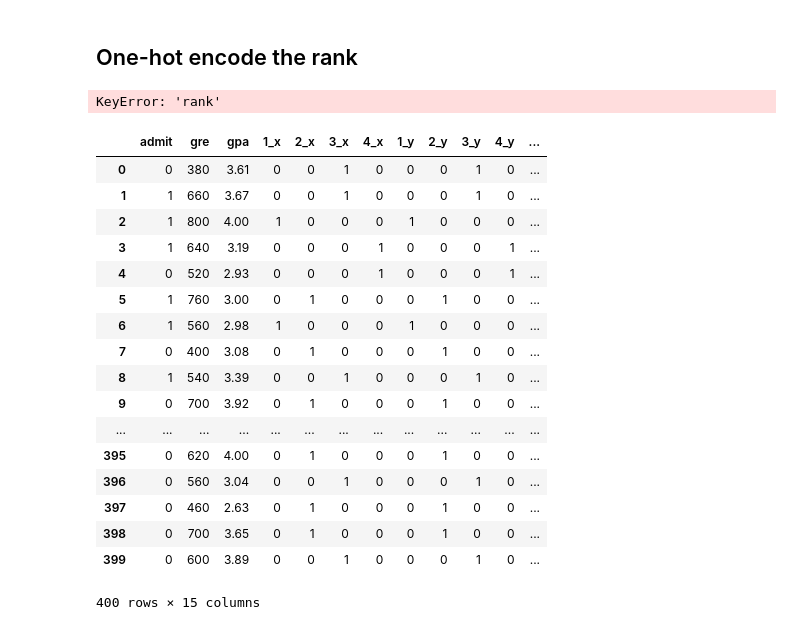
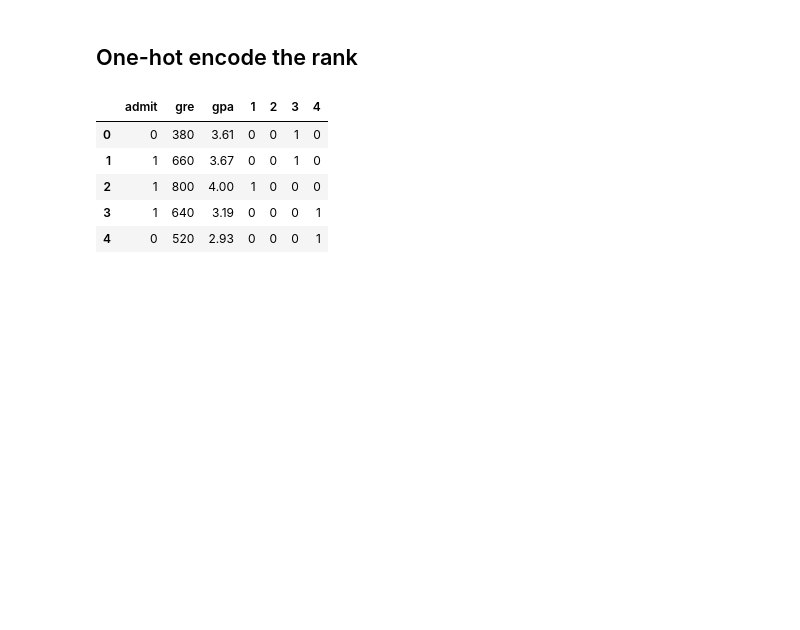
Before and after one commit to vipul02/DeepLearning, a Jupyter notebook: 2. Neural Networks/2. Gradient Descent/Student Admissions at UCLA.ipynb, the cells around one changed output. Drawn from its saved outputs; the diff is of its cells as text; code cells hidden in the pictures; blank space fills up the shorter version.

Commit message:
One-Hot-Encoder from scratch for all kinds of dataset

```diff
--- a/2. Neural Networks/2. Gradient Descent/Student Admissions at UCLA.ipynb
+++ b/2. Neural Networks/2. Gradient Descent/Student Admissions at UCLA.ipynb
@@ -62,40 +62,27 @@ for x in data_rank:
 This looks more promising, as it seems that the lower the rank, the higher the acceptance rate. Let's use the rank as one of our inputs. In order to do this, we should one-hot encode it.
 # %% [markdown]
 ## One-hot encode the rank
-# %%
-one_hot_vector = []
-for x in data['rank']:
-    if x == 1:
-        one_hot_vector.append([1, 0, 0, 0])
-    elif x == 2:
-        one_hot_vector.append([0, 1, 0, 0])
-    elif x == 3:
-        one_hot_vector.append([0, 0, 1, 0])
-    elif x == 4:
-        one_hot_vector.append([0, 0, 0, 1])
-one_hot_data = pd.DataFrame(data=np.array(one_hot_vector), columns=['1', '2', '3', '4'])
-data = pd.merge(data, one_hot_data, left_index=True, right_index=True)
-data.drop(['rank'], axis=1, inplace=True)
-# %% [output]
-KeyError: 'rank'
+# %%
+# General function to apply one-hot encode on any data, just pass the dataset and col to convert to one-hot encoded vector
+def one_hot_encoder(dataset, col):
+    classes = np.sort(dataset[col].unique())
+    one_hot_vector = np.array([[0  if val != c else 1 for c in classes] for val in dataset[col]])
+    dataset = pd.merge(
+        dataset,
+        pd.DataFrame(data=one_hot_vector, columns=classes),
+        left_index=True,
+        right_index=True
+    )
+    dataset.drop([col], axis=1, inplace=True)
+    return dataset
+# %%
+data = one_hot_encoder(data, 'rank')
 # %%
-data
+data.head()
 # %% [output]
-|  | admit | gre | gpa | 1_x | 2_x | 3_x | 4_x | 1_y | 2_y | 3_y | 4_y | ... |
-| 0 | 0 | 380 | 3.61 | 0 | 0 | 1 | 0 | 0 | 0 | 1 | 0 | ... |
-| 1 | 1 | 660 | 3.67 | 0 | 0 | 1 | 0 | 0 | 0 | 1 | 0 | ... |
-| 2 | 1 | 800 | 4.00 | 1 | 0 | 0 | 0 | 1 | 0 | 0 | 0 | ... |
-| 3 | 1 | 640 | 3.19 | 0 | 0 | 0 | 1 | 0 | 0 | 0 | 1 | ... |
-| 4 | 0 | 520 | 2.93 | 0 | 0 | 0 | 1 | 0 | 0 | 0 | 1 | ... |
-| 5 | 1 | 760 | 3.00 | 0 | 1 | 0 | 0 | 0 | 1 | 0 | 0 | ... |
-| 6 | 1 | 560 | 2.98 | 1 | 0 | 0 | 0 | 1 | 0 | 0 | 0 | ... |
-| 7 | 0 | 400 | 3.08 | 0 | 1 | 0 | 0 | 0 | 1 | 0 | 0 | ... |
-| 8 | 1 | 540 | 3.39 | 0 | 0 | 1 | 0 | 0 | 0 | 1 | 0 | ... |
-| 9 | 0 | 700 | 3.92 | 0 | 1 | 0 | 0 | 0 | 1 | 0 | 0 | ... |
-| ... | ... | ... | ... | ... | ... | ... | ... | ... | ... | ... | ... | ... |
-| 395 | 0 | 620 | 4.00 | 0 | 1 | 0 | 0 | 0 | 1 | 0 | 0 | ... |
-| 396 | 0 | 560 | 3.04 | 0 | 0 | 1 | 0 | 0 | 0 | 1 | 0 | ... |
-| 397 | 0 | 460 | 2.63 | 0 | 1 | 0 | 0 | 0 | 1 | 0 | 0 | ... |
-| 398 | 0 | 700 | 3.65 | 0 | 1 | 0 | 0 | 0 | 1 | 0 | 0 | ... |
-| 399 | 0 | 600 | 3.89 | 0 | 0 | 1 | 0 | 0 | 0 | 1 | 0 | ... |
+|  | admit | gre | gpa | 1 | 2 | 3 | 4 |
+| 0 | 0 | 380 | 3.61 | 0 | 0 | 1 | 0 |
+| 1 | 1 | 660 | 3.67 | 0 | 0 | 1 | 0 |
+| 2 | 1 | 800 | 4.00 | 1 | 0 | 0 | 0 |
+| 3 | 1 | 640 | 3.19 | 0 | 0 | 0 | 1 |
+| 4 | 0 | 520 | 2.93 | 0 | 0 | 0 | 1 |
-400 rows × 15 columns
```
